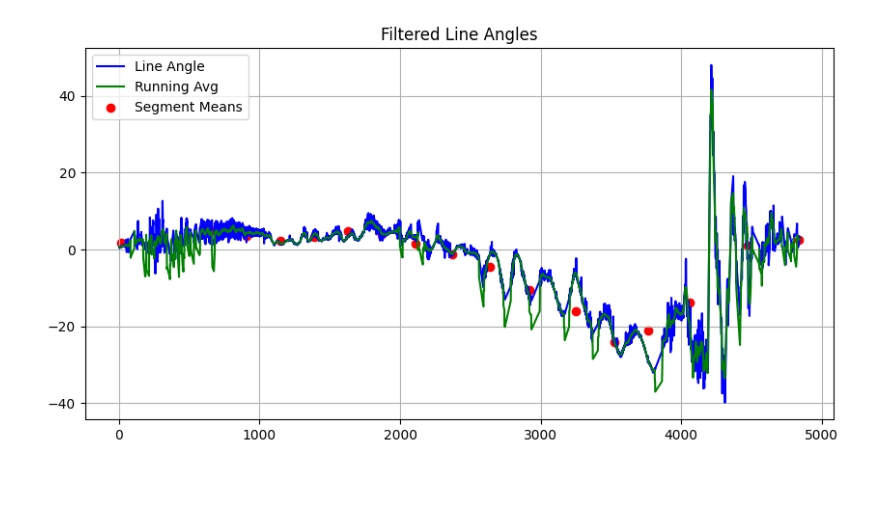
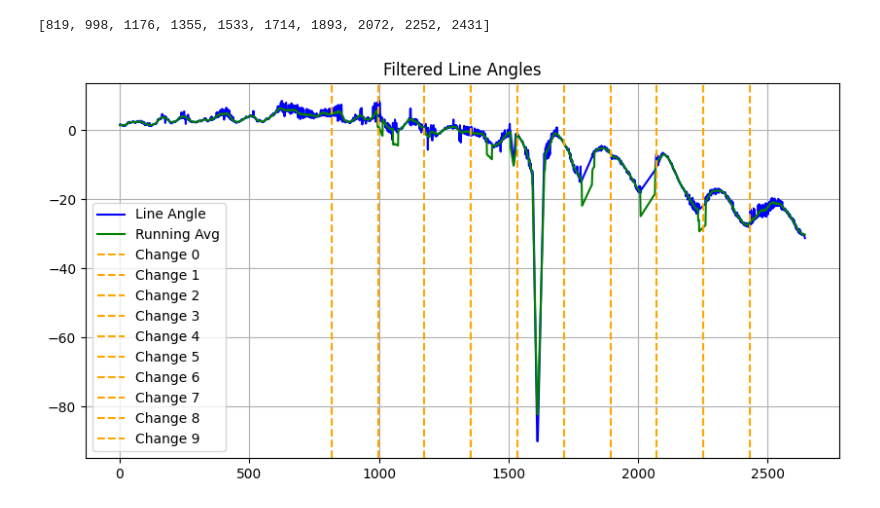
Before and after one commit to YingK8/FlyingRobotsLinLiweiLab, a Jupyter notebook: writeup/ellipse.ipynb, the cells around one changed output. Drawn from its saved outputs; the diff is of its cells as text; code cells hidden in the pictures; blank space fills up the shorter version.

```diff
--- a/writeup/ellipse.ipynb
+++ b/writeup/ellipse.ipynb
@@ -22,7 +25,7 @@ frame_count = 0
 fps = cap.get(cv2.CAP_PROP_FPS) if cap.get(cv2.CAP_PROP_FPS) > 0 else 240
 frame_width = int(cap.get(cv2.CAP_PROP_FRAME_WIDTH))
 frame_height = int(cap.get(cv2.CAP_PROP_FRAME_HEIGHT))
-display_every_n_frames = 300
+display_every_n_frames = 100
 
 cx = frame_width // 2
 cy = frame_height // 2
@@ -31,7 +34,13 @@ window_size = 220
 
 # Centered square crop window with bounds clamped to the frame
 half_window = window_size // 2
-x1 = max(0, cx - half_window)
-y1 = max(0, cy - half_window) - 80
-x2 = min(frame_width, cx + half_window)
-y2 = min(frame_height, cy + half_window) - 80
+x1 = cx - half_window
+y1 = cy - half_window - 80
+x2 = cx + half_window
+y2 = cy + half_window - 80
+
+# ROI (bottom-right of cropped frame)
+roi_size = 50
+prev_brightness = None
+change_threshold = 10
+brightness_frames = []
@@ -316,48 +286,50 @@ df = df[df['detected']].copy()
 
 # Remove outliers using n-period running average and variance
 n = 20  # Window size
 col = 'line_angle_deg'
 
 # Compute running average on the current (detected) series
 run_avg = df[col].rolling(window=n, center=True).mean().bfill().ffill()
 run_var = df[col].rolling(window=n, center=True).var().bfill().ffill()
 
 # Filter points outside threshold (aligned to the same index)
 threshold = 8
 mask = (abs(df[col] - run_avg) <= threshold)
 df = df[mask].copy()
 run_avg = run_avg[mask]
 
 # Parameters for segment means
-change_buffer = 10
-step = 240
+# change_buffer = 10
+# step = 240
 
 mean_angles = []
 mean_angle_times = []
 
-# Compute segment means from start to end dynamically
-num_segments = (len(df) + step - 1) // step  # ceiling
-for i in range(num_segments):
-    time_start = i * step + change_buffer
-    time_end = min((i + 1) * step - change_buffer, len(df))
-    if time_start >= time_end:
-        continue
-    seg = df['line_angle_deg'].iloc[time_start:time_end]
-    if len(seg) == 0:
-        continue
-    mean_angles.append(seg.mean())
-    mean_angle_times.append(int(df['frame'].iloc[time_start]))
+# # Compute segment means from start to end dynamically
+# # num_segments = (len(df) + step - 1) // step  # ceiling
+# for i in range(10):
+#     time_start = i * step + change_buffer
+#     time_end = (i + 1) * step - change_buffer
+#     seg = df['line_angle_deg'].iloc[time_start:time_end]
+#     mean_angles.append(seg.mean())
+#     mean_angle_times.append(int(df['frame'].iloc[time_start]))
+
+print(brightness_frames)
 
 # Plotting
 plt.figure(figsize=(10, 5))
 plt.plot(df['frame'].values, df['line_angle_deg'].values, 'b-', label='Line Angle')
 plt.plot(df['frame'].values, run_avg.values, 'g-', label='Running Avg')
+
+for i, bt in enumerate(brightness_frames):
+    plt.axvline(bt, color='orange', linestyle='--', label=f'Change {i}')
 if mean_angles:
     plt.scatter(mean_angle_times, mean_angles, c='r', label='Segment Means')
 plt.title('Filtered Line Angles'); plt.legend(); plt.grid(True)
 plt.show()
 # %% [output]
+[819, 998, 1176, 1355, 1533, 1714, 1893, 2072, 2252, 2431]
-[figure, old version]
+[figure, new version]
 # %%
 plt.figure(figsize=(10, 5))
 plt.plot(df['frame'], df['line_angle_deg'], 'b-', label='Line Angle')
```
Also changed, not shown: parts of 5 cells of this notebook, 6 other files.
